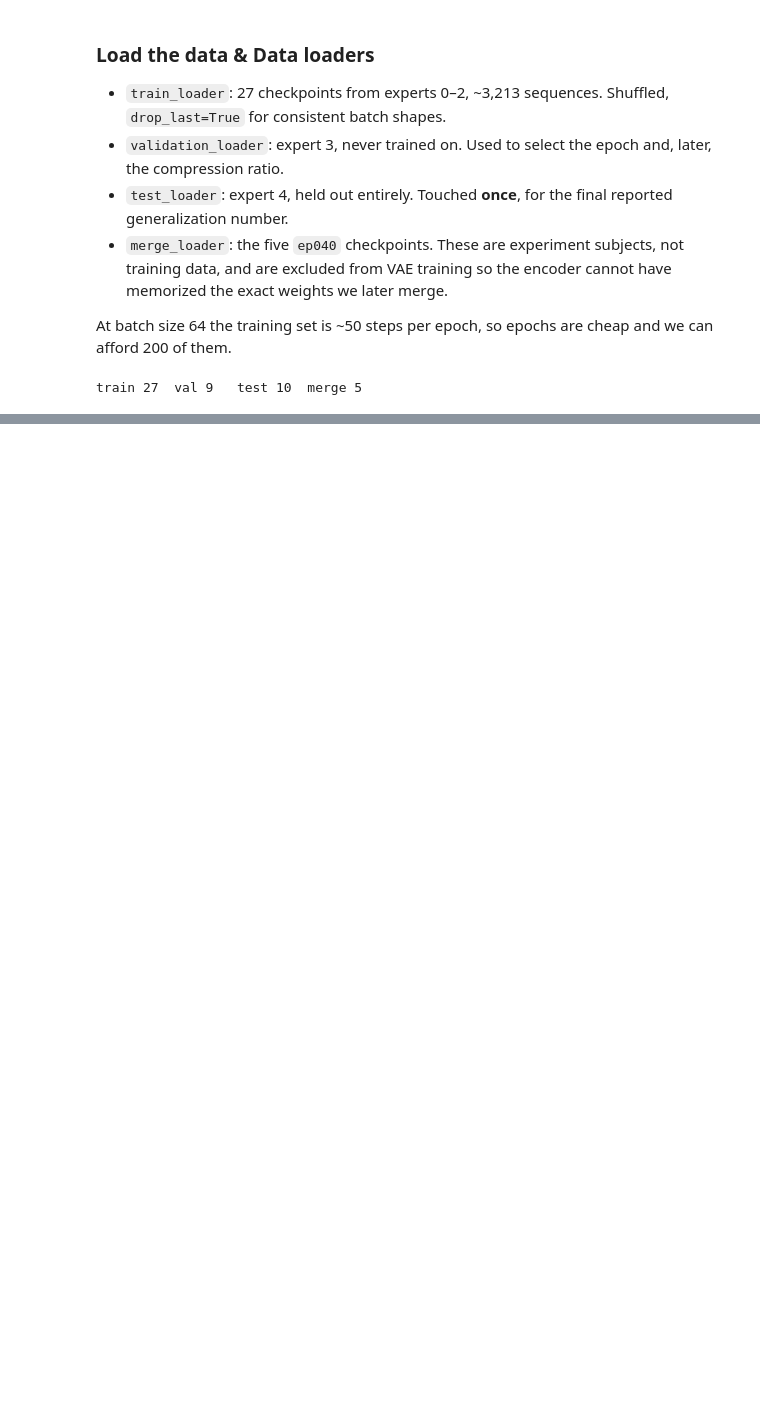
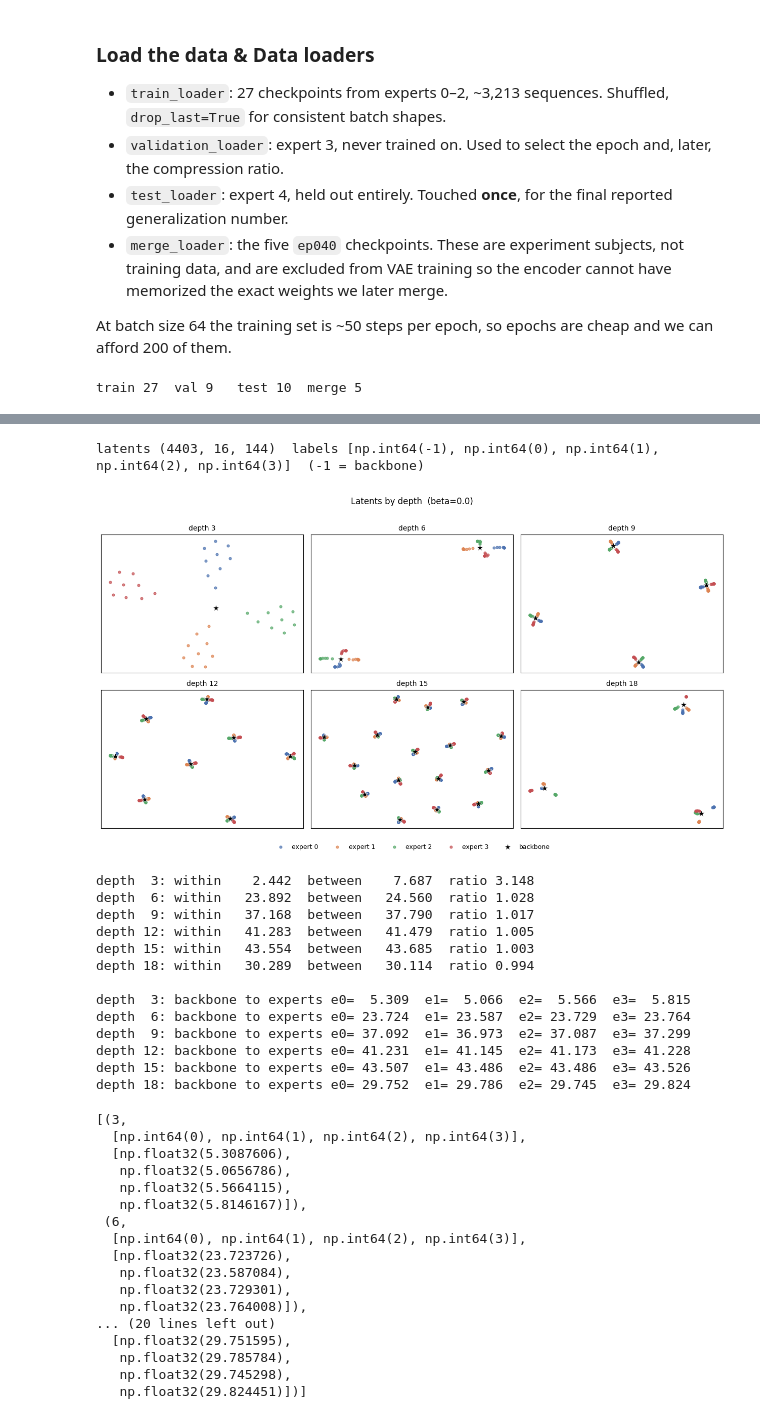
Before and after one commit to Arman-Salahshour/ls-merge-vision, a Jupyter notebook: phase_three.ipynb, the cells around one changed output, grey strips where cells are left out. Cells and saved outputs as stored; diff of their text form; code cells hidden in the pictures; blank space fills up the shorter version.

Commit message:
Add visualization functions to explore the latent space after training.

```diff
--- a/phase_three.ipynb
+++ b/phase_three.ipynb
@@ -92,0 +408,52 @@ def eval_recon(model, loader, beta=0.0):
+# %%
+BETA = 0.0
+
+ALL_DEPTHS = list(range(3,19,3))
+
+lat, depths, stages, splits = build_latents(
+    tvae_model, zoo_dir, training_set + validation_set,
+    reference_dir='./zoo_reference', reference_ids=['backbone_a'])
+
+print(f'latents {lat.shape}  labels {sorted(set(splits))}  '
+     f'({BACKBONE_LABEL} = backbone)')
+
+plot_depth_grid(lat, depths, splits, ALL_DEPTHS, n_cols=3,
+                tag=f'  (beta={BETA})', savepath=f'latent_grid_beta{BETA}.png')
+
+print()
+expert_separation(lat, depths, splits, ALL_DEPTHS)
+print()
+backbone_distance(lat, depths, splits, ALL_DEPTHS)
+# %% [output]
+latents (4403, 16, 144)  labels [np.int64(-1), np.int64(0), np.int64(1), np.int64(2), np.int64(3)]  (-1 = backbone)
+[figure, added]
+depth  3: within    2.442  between    7.687  ratio 3.148
+depth  6: within   23.892  between   24.560  ratio 1.028
+depth  9: within   37.168  between   37.790  ratio 1.017
+depth 12: within   41.283  between   41.479  ratio 1.005
+depth 15: within   43.554  between   43.685  ratio 1.003
+depth 18: within   30.289  between   30.114  ratio 0.994
+
+depth  3: backbone to experts e0=  5.309  e1=  5.066  e2=  5.566  e3=  5.815
+depth  6: backbone to experts e0= 23.724  e1= 23.587  e2= 23.729  e3= 23.764
+depth  9: backbone to experts e0= 37.092  e1= 36.973  e2= 37.087  e3= 37.299
+depth 12: backbone to experts e0= 41.231  e1= 41.145  e2= 41.173  e3= 41.228
+depth 15: backbone to experts e0= 43.507  e1= 43.486  e2= 43.486  e3= 43.526
+depth 18: backbone to experts e0= 29.752  e1= 29.786  e2= 29.745  e3= 29.824
+[(3,
+  [np.int64(0), np.int64(1), np.int64(2), np.int64(3)],
+  [np.float32(5.3087606),
+   np.float32(5.0656786),
+   np.float32(5.5664115),
+   np.float32(5.8146167)]),
+ (6,
+  [np.int64(0), np.int64(1), np.int64(2), np.int64(3)],
+  [np.float32(23.723726),
+   np.float32(23.587084),
+   np.float32(23.729301),
+   np.float32(23.764008)]),
+... (20 lines left out)
+  [np.float32(29.751595),
+   np.float32(29.785784),
+   np.float32(29.745298),
+   np.float32(29.824451)])]
```
Also changed, not shown: parts of 6 cells of this notebook.
